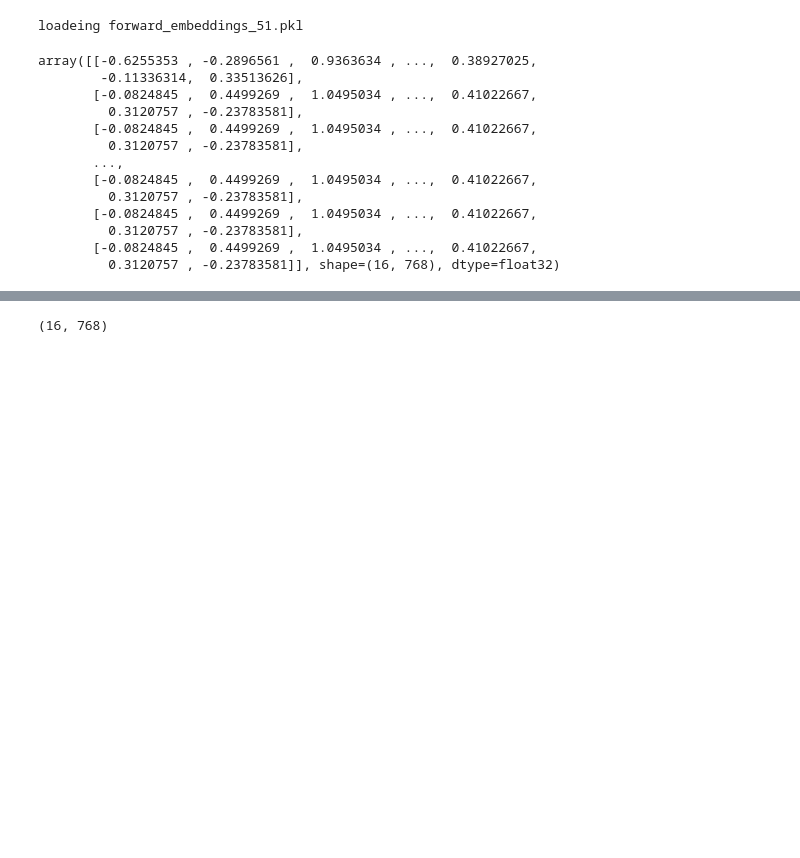
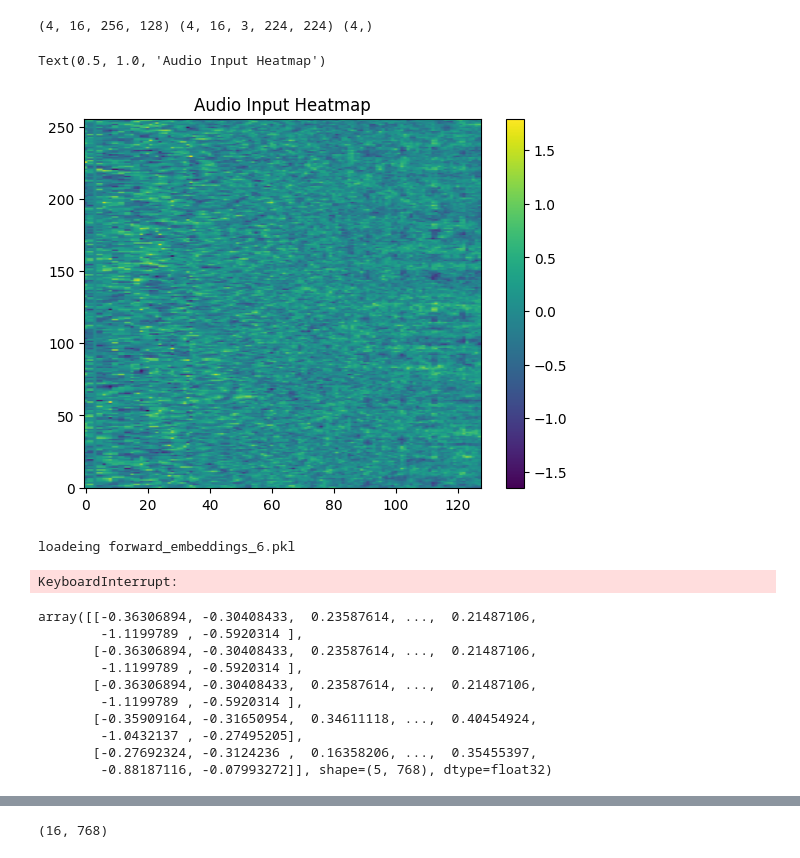
Before and after one commit to MrStrenggeheim/cav-mae-sync, a Jupyter notebook: exploration/analyze_cls.ipynb, the cells around one changed output, grey strips where cells are left out. Saved outputs shown, nothing was run; the diff lists cells and outputs as text; code cells hidden in the pictures; blank space fills up the shorter version.

```diff
--- a/exploration/analyze_cls.ipynb
+++ b/exploration/analyze_cls.ipynb
@@ -6,17 +6,33 @@ import os
 import pandas as pd
 import torch
 import numpy as np
+# %%
+# test fo input anlyse
+p = "/storage/slurm/schnackl/fakesync/cav-mae-sync/outputs/vgg_test/input_batch_0.pkl"
+audio_input, video_input, labels = pkl.load(open(p, "rb"))
+print(audio_input.shape, video_input.shape, labels.shape)
+# %% [output]
+(4, 16, 256, 128) (4, 16, 3, 224, 224) (4,)
+# %%
+# heatmap of audio input[0][0]
+import matplotlib.pyplot as plt
+plt.imshow(audio_input[1][4]-audio_input[1][5], aspect='auto', origin='lower')
+plt.colorbar()
+plt.title('Audio Input Heatmap')
+# %% [output]
+Text(0.5, 1.0, 'Audio Input Heatmap')
+[figure, added]
 # %%
 logs = []
 files = os.listdir(cls_path)
-for file in files[1:2]:
+for file in files[0:2]:
     if file.endswith(".pkl"):
         print("loadeing", file)
         data = pkl.load(open(os.path.join(cls_path, file), "rb"))
         logs.append(data)
         break
 # %% [output]
-loadeing forward_embeddings_51.pkl
+loadeing forward_embeddings_6.pkl
 # %%
 df = pd.DataFrame()
 for batch in logs:
@@ -27,19 +43,20 @@ df = df.sample(n=32, random_state=42)
+# %%
+df.head()
+# %% [output]
+KeyboardInterrupt:
 # %%
-df.cls_a.iloc[0]
+df.cls_a.iloc[0][:5]
 # %% [output]
-array([[-0.6255353 , -0.2896561 ,  0.9363634 , ...,  0.38927025,
-        -0.11336314,  0.33513626],
-       [-0.0824845 ,  0.4499269 ,  1.0495034 , ...,  0.41022667,
-         0.3120757 , -0.23783581],
-       [-0.0824845 ,  0.4499269 ,  1.0495034 , ...,  0.41022667,
-         0.3120757 , -0.23783581],
-       ...,
-       [-0.0824845 ,  0.4499269 ,  1.0495034 , ...,  0.41022667,
-         0.3120757 , -0.23783581],
-       [-0.0824845 ,  0.4499269 ,  1.0495034 , ...,  0.41022667,
-         0.3120757 , -0.23783581],
-       [-0.0824845 ,  0.4499269 ,  1.0495034 , ...,  0.41022667,
-         0.3120757 , -0.23783581]], shape=(16, 768), dtype=float32)
+array([[-0.36306894, -0.30408433,  0.23587614, ...,  0.21487106,
+        -1.1199789 , -0.5920314 ],
+       [-0.36306894, -0.30408433,  0.23587614, ...,  0.21487106,
+        -1.1199789 , -0.5920314 ],
+       [-0.36306894, -0.30408433,  0.23587614, ...,  0.21487106,
+        -1.1199789 , -0.5920314 ],
+       [-0.35909164, -0.31650954,  0.34611118, ...,  0.40454924,
+        -1.0432137 , -0.27495205],
+       [-0.27692324, -0.3124236 ,  0.16358206, ...,  0.35455397,
+        -0.88187116, -0.07993272]], shape=(5, 768), dtype=float32)
 # %%
 for col in df.columns:
     print(col, df[col].iloc[0].shape if isinstance(df[col].iloc[0], np.ndarray) else df[col].iloc[0])
```
Also changed, not shown: parts of 12 cells of this notebook, 3 other files.
